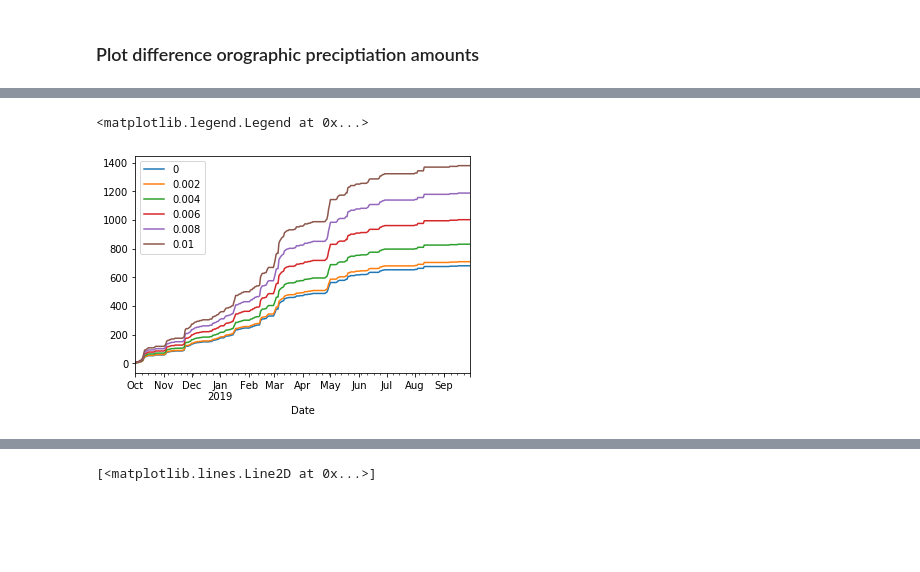
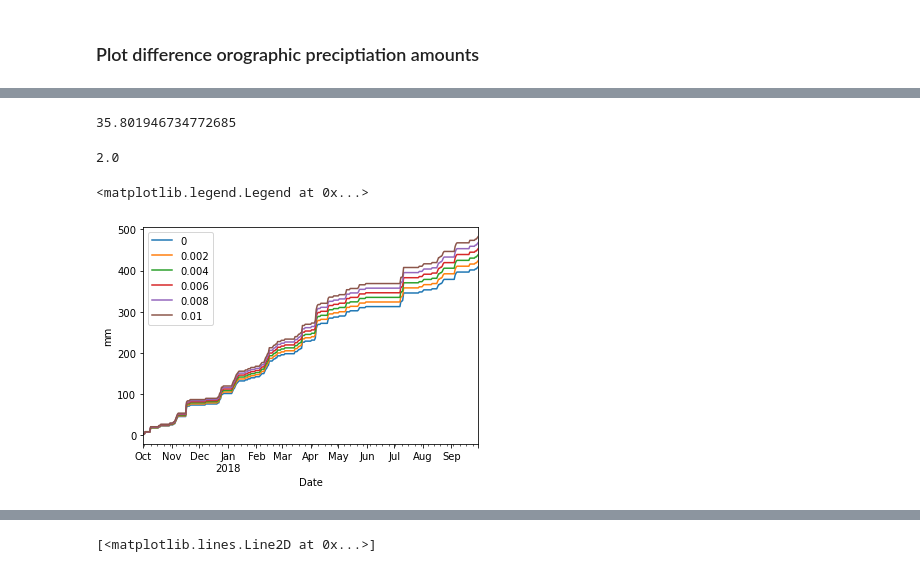
Before and after one commit to bsu-wrudisill/precipitation_inference, a Jupyter notebook: notebooks/BackgroundInfo.ipynb, the cells around one changed output, grey strips where cells are left out. Saved outputs shown, nothing was run; the diff lists cells and outputs as text; code cells hidden in the pictures; blank space fills up the shorter version.

```diff
--- a/notebooks/BackgroundInfo.ipynb
+++ b/notebooks/BackgroundInfo.ipynb
@@ -60,5 +62,5 @@ NotImplementedError: read_sql_table only supported for SQLAlchemy connectable.
 # %%
-start, end = "2018-10-01", "2019-09-30"
+start, end = "2017-10-01", "2018-09-30"
 fig,ax = plt.subplots()
 fig.set_size_inches(10,6)
 ax1 = plt.twinx(ax)
@@ -133,18 +171,34 @@ dz = np.load("../data/dz_reduced.npy")
+# %%
+foo=[]
+for dzi in dz:
+    foo.append(dzi*.002*1000.)
+np.mean(foo)
+# %% [output]
+35.801946734772685
+# %%
+.002*1000
+# %% [output]
+2.0
 # %%
 fig,ax = plt.subplots(1)
 orog_gradiets = [0, .002, .004, .006, .008, .01] # km^(-1)
 
+
+
+
+
 def pmapper(x, ogp, dz):
-    z = x +  x*ogp*dz
-    zz = np.mean(np.where(z>0, z, 0))
-    return zz
+    dzmean=np.mean(dz)
+    z = x + np.mean(dz)*ogp*x
+    return z
 
 
 for opg_i in orog_gradiets:
      _pm = lambda x: pmapper(x, opg_i, dz)
      DailyPrecipForcing.loc[start:end].apply(_pm).cumsum().plot(label=opg_i, ax=ax)
 
+plt.ylabel("mm")
 plt.legend()
 # %% [output]
 <matplotlib.legend.Legend at 0x...>
-[figure, old version]
+[figure, new version]
```
Also changed, not shown: parts of 20 cells of this notebook, 1 other file.
